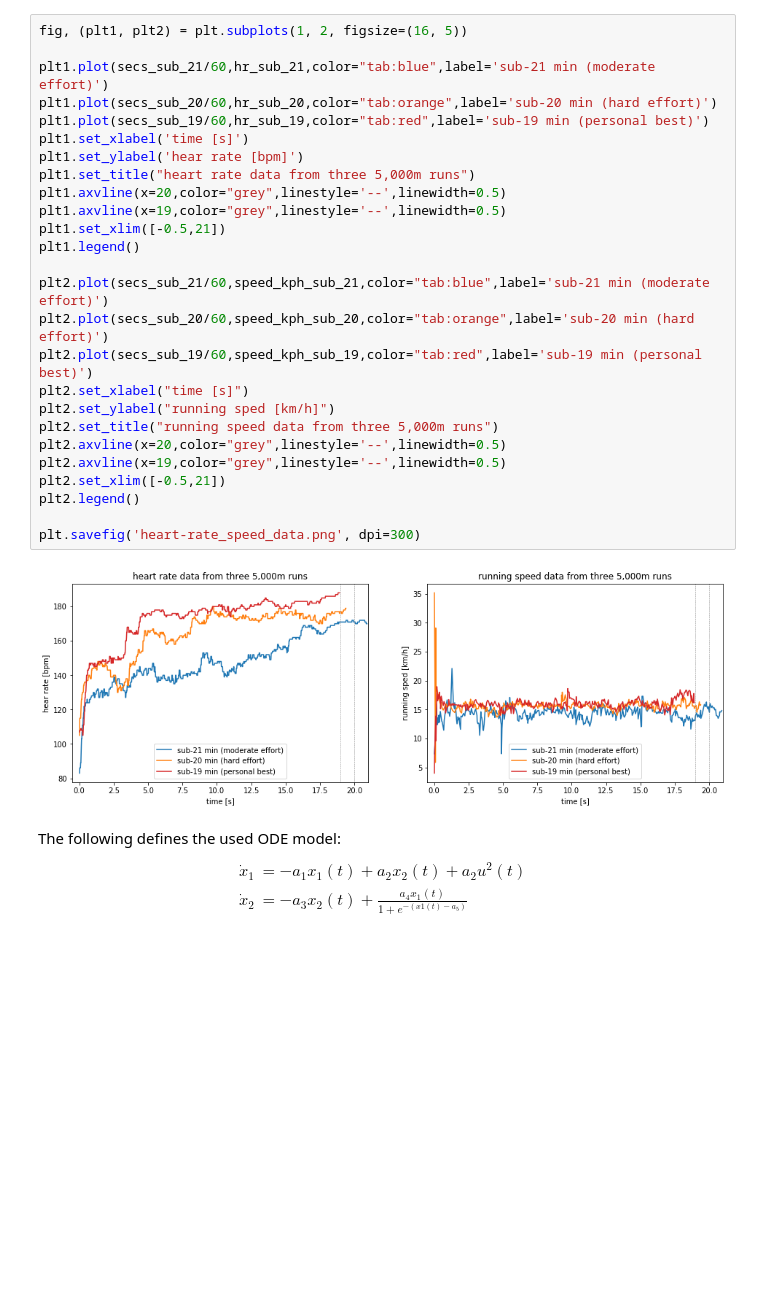
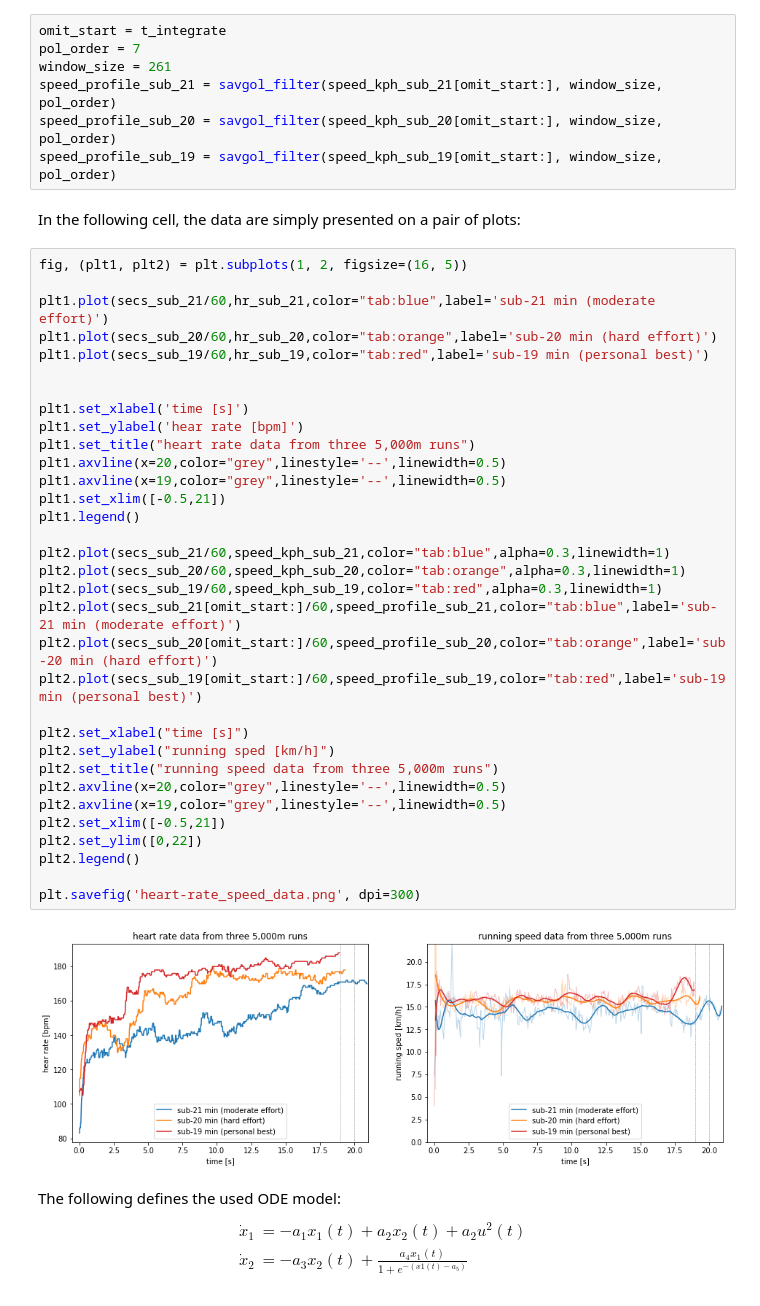
Before and after one commit to sebastiankalos/math_modeling, a Jupyter notebook: HR_analysis.ipynb, the cells around one changed output. Cells and saved outputs as stored; diff of their text form; blank space fills up the shorter version.

```diff
--- a/HR_analysis.ipynb
+++ b/HR_analysis.ipynb
@@ -37,31 +60,47 @@ Simply plotting my heart rate and speed data:
+# %%
+omit_start = t_integrate
+pol_order = 7
+window_size = 261
+speed_profile_sub_21 = savgol_filter(speed_kph_sub_21[omit_start:], window_size, pol_order)
+speed_profile_sub_20 = savgol_filter(speed_kph_sub_20[omit_start:], window_size, pol_order)
+speed_profile_sub_19 = savgol_filter(speed_kph_sub_19[omit_start:], window_size, pol_order)
+# %% [markdown]
+In the following cell, the data are simply presented on a pair of plots:
 # %%
 fig, (plt1, plt2) = plt.subplots(1, 2, figsize=(16, 5))
 
 plt1.plot(secs_sub_21/60,hr_sub_21,color="tab:blue",label='sub-21 min (moderate effort)')
 plt1.plot(secs_sub_20/60,hr_sub_20,color="tab:orange",label='sub-20 min (hard effort)')
 plt1.plot(secs_sub_19/60,hr_sub_19,color="tab:red",label='sub-19 min (personal best)')
+
+
 plt1.set_xlabel('time [s]')
 plt1.set_ylabel('hear rate [bpm]')
 plt1.set_title("heart rate data from three 5,000m runs")
 plt1.axvline(x=20,color="grey",linestyle='--',linewidth=0.5)
 plt1.axvline(x=19,color="grey",linestyle='--',linewidth=0.5)
 plt1.set_xlim([-0.5,21])
 plt1.legend()
 
-plt2.plot(secs_sub_21/60,speed_kph_sub_21,color="tab:blue",label='sub-21 min (moderate effort)')
-plt2.plot(secs_sub_20/60,speed_kph_sub_20,color="tab:orange",label='sub-20 min (hard effort)')
-plt2.plot(secs_sub_19/60,speed_kph_sub_19,color="tab:red",label='sub-19 min (personal best)')
+plt2.plot(secs_sub_21/60,speed_kph_sub_21,color="tab:blue",alpha=0.3,linewidth=1)
+plt2.plot(secs_sub_20/60,speed_kph_sub_20,color="tab:orange",alpha=0.3,linewidth=1)
+plt2.plot(secs_sub_19/60,speed_kph_sub_19,color="tab:red",alpha=0.3,linewidth=1)
+plt2.plot(secs_sub_21[omit_start:]/60,speed_profile_sub_21,color="tab:blue",label='sub-21 min (moderate effort)')
+plt2.plot(secs_sub_20[omit_start:]/60,speed_profile_sub_20,color="tab:orange",label='sub-20 min (hard effort)')
+plt2.plot(secs_sub_19[omit_start:]/60,speed_profile_sub_19,color="tab:red",label='sub-19 min (personal best)')
+
 plt2.set_xlabel("time [s]")
 plt2.set_ylabel("running sped [km/h]")
 plt2.set_title("running speed data from three 5,000m runs")
 plt2.axvline(x=20,color="grey",linestyle='--',linewidth=0.5)
 plt2.axvline(x=19,color="grey",linestyle='--',linewidth=0.5)
 plt2.set_xlim([-0.5,21])
+plt2.set_ylim([0,22])
 plt2.legend()
 
 plt.savefig('heart-rate_speed_data.png', dpi=300)
 # %% [output]
-[figure, old version]
+[figure, new version]
 # %% [markdown]
 The following defines the used ODE model:
 $$
```
Also changed, not shown: parts of 20 cells of this notebook, 5 other files.
